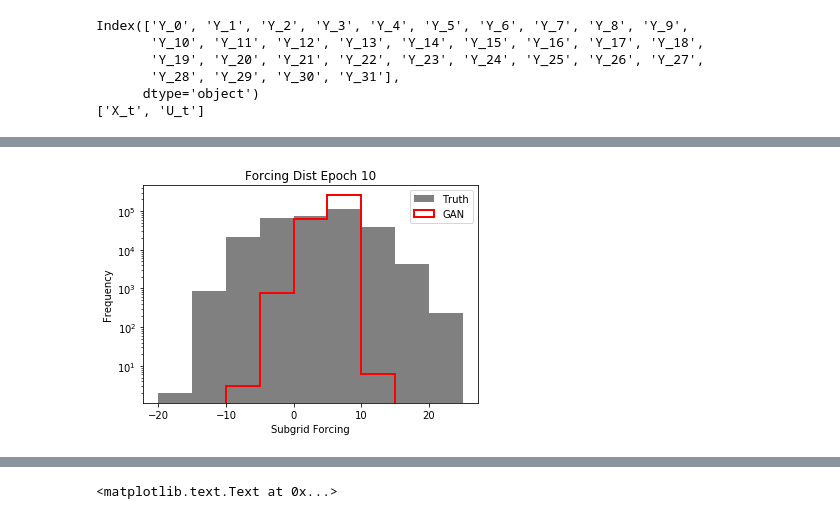
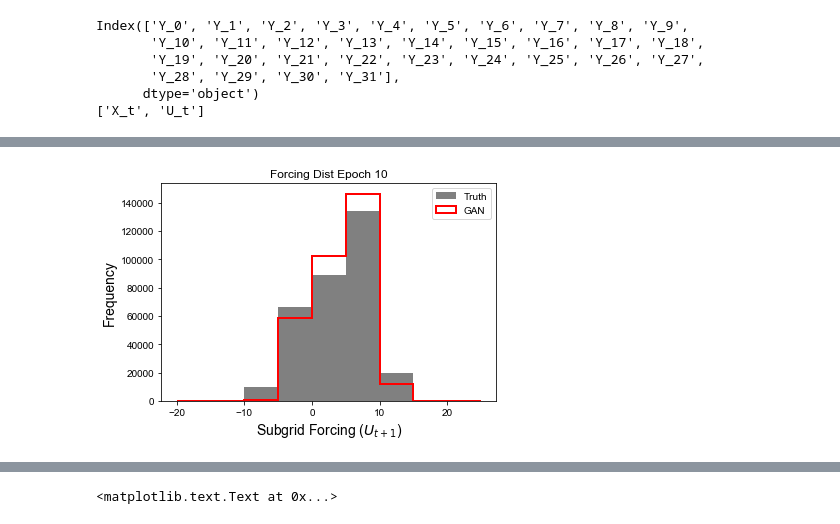
Before and after one commit to djgagne/lorenz_gan, a Jupyter notebook: notebooks/lorenz_gan_eval.ipynb, the cells around one changed output, grey strips where cells are left out. Cells and saved outputs as stored; diff of their text form; code cells hidden in the pictures.

```diff
--- a/notebooks/lorenz_gan_eval.ipynb
+++ b/notebooks/lorenz_gan_eval.ipynb
@@ -35,8 +34,9 @@ def normalize_data(data, scaling_values=None):
     if scaling_values is None:
         scaling_values = pd.DataFrame(np.zeros((data.shape[-1], len(scale_cols)), dtype=np.float32),
                                       columns=scale_cols)
+        for i in range(data.shape[-1]):
+            scaling_values.loc[i, ["mean", "std"]] = [data[:, :, i].mean(), data[:, :, i].std()]
     for i in range(data.shape[-1]):
-        scaling_values.loc[i, ["mean", "std"]] = [data[:, :, i].mean(), data[:, :, i].std()]
         normed_data[:, :, i] = (data[:, :, i] - scaling_values.loc[i, "mean"]) / scaling_values.loc[i, "std"]
     return normed_data, scaling_values
 
@@ -148,7 +148,7 @@ plt.ylabel("Accuracy")
 ## Evaluate Generator Model
 # %%
 epoch = 10
-gen_model = load_model("../exp_u/gan_generator_0005_epoch_{0:04d}.h5".format(epoch),
+gen_model = load_model("../exp_u/gan_generator_0003_epoch_{0:04d}.h5".format(epoch),
                        custom_objects={"Interpolate1D": Interpolate1D,
                                        "ConcreteDropout": ConcreteDropout})
 # %%
@@ -180,7 +180,7 @@ sess.run(gen_model.layers[10].p)
 # %%
 rvals = np.random.normal(size=(1, 8))
 # %%
-combined_data = pd.read_csv("../exp_u/lorenz_combined_output.csv")
+combined_data = pd.read_csv("../exp_20/lorenz_combined_output.csv")
 y_cols = combined_data.columns[combined_data.columns.str.contains("Y")]
 x_cols = combined_data.columns[combined_data.columns.str.contains("X")]
 x_cols = ["X_t", 'U_t']
@@ -198,7 +198,7 @@ x_norm, x_scaling = normalize_data(np.expand_dims(combined_data[x_cols].values,
 y_norm, y_scaling = normalize_data(np.expand_dims(combined_data[y_cols].values, axis=-1))
 # %%
 pred_func = K.function(gen_model.input + [K.learning_phase()], [gen_model.output])
-gan_norm = pred_func([x_norm[:,:,0] , np.random.normal(size=(x_norm.shape[0], 64)), True])[0]
+gan_norm = pred_func([x_norm[:,:,0] , np.random.normal(size=(x_norm.shape[0], 8)), True])[0]
 gan_y = unnormalize_data(gan_norm, y_scaling)
 # %%
 fig, axes = plt.subplots(1, 2, figsize=(10, 5))
@@ -212,11 +271,11 @@ plt.savefig("../exp_u/gan_y_vals_epoch_{0}.png".format(epoch), bbox_inches="tigh
 # %%
 plt.hist(combined_data[y_cols].sum(axis=1).values, bins=np.arange(-20, 30, 5), color="gray", label="Truth")
 plt.hist(gan_y[:, :, 0].sum(axis=1), bins=np.arange(-20, 30, 5), histtype='step', lw=2, label="GAN", color="red")
 plt.legend()
-plt.xlabel("Subgrid Forcing")
-plt.ylabel("Frequency")
+plt.xlabel("Subgrid Forcing ($U_{t+1}$)", fontsize=14)
+plt.ylabel("Frequency", fontsize=14)
 plt.title("Forcing Dist Epoch {0}".format(epoch))
-plt.gca().set_yscale("log")
-plt.savefig("../exp_u/gan_subgrid_hist.png", dpi=200, bbox_inches="tight")
+#plt.gca().set_yscale("log")
+plt.savefig("../exp_20/gan_subgrid_hist.png", dpi=200, bbox_inches="tight")
 # %% [output]
-[figure, old version]
+[figure, new version]
```
Also changed, not shown: parts of 21 cells of this notebook, 4 other files.
